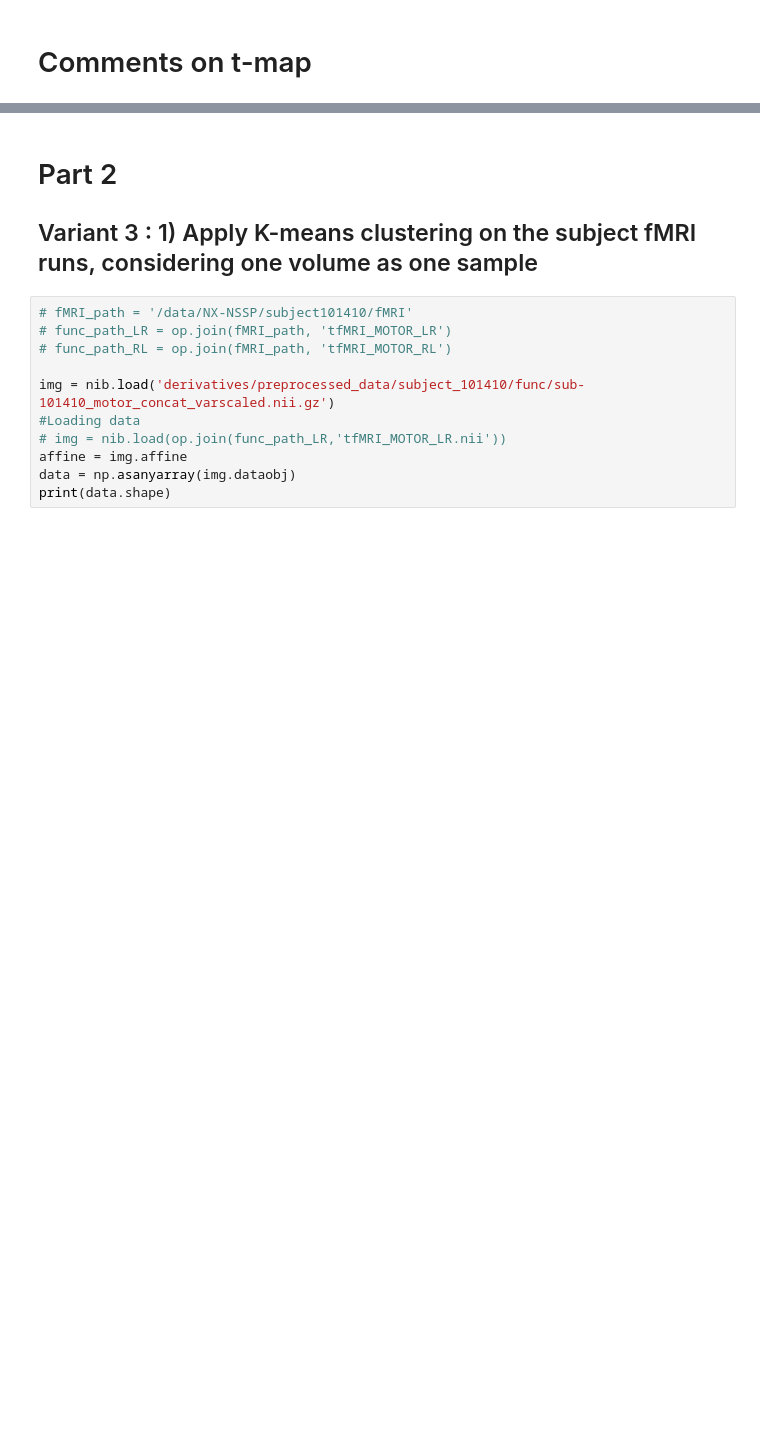
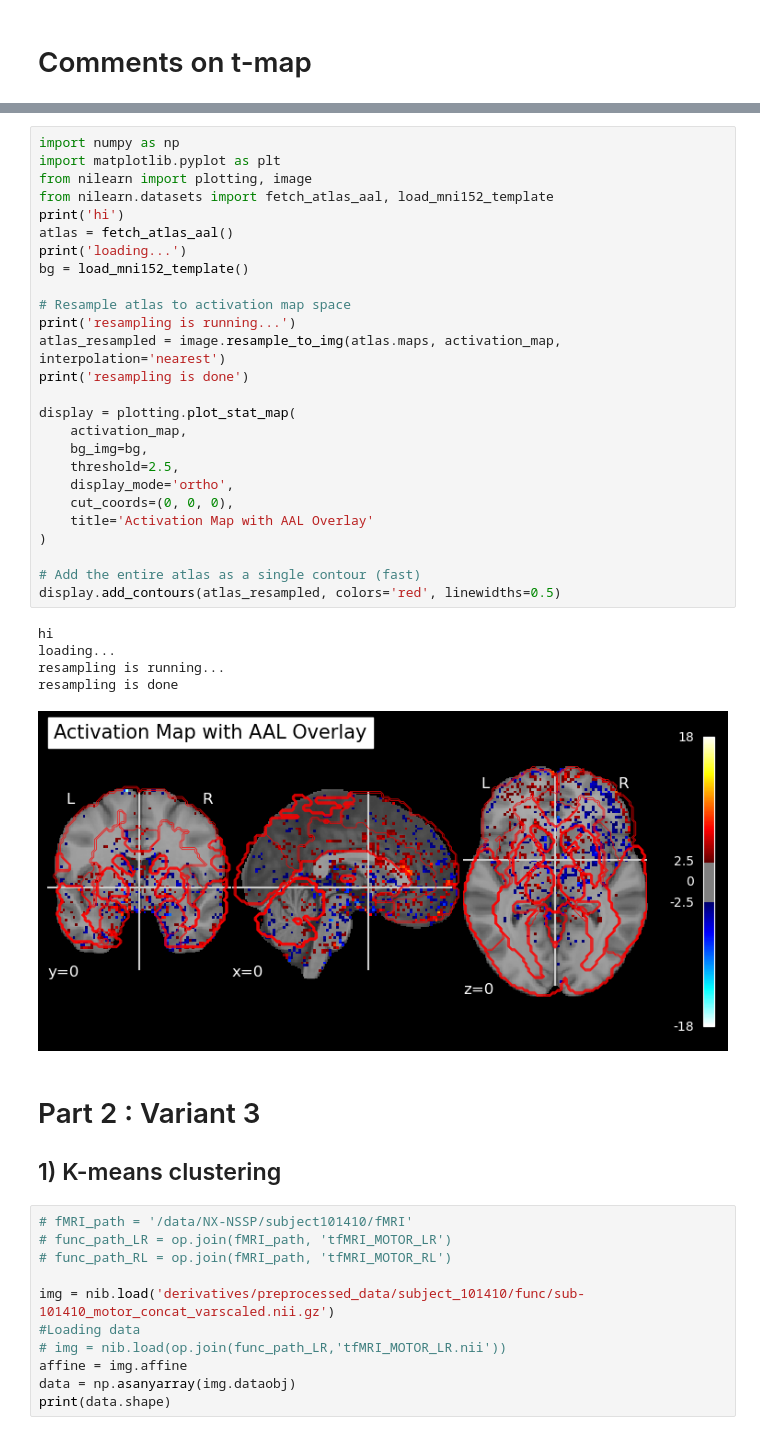
Before and after one commit to zoeepfl/NX-NSSP, a Jupyter notebook: Mini_Projet_1.ipynb, the cells around one changed output, grey strips where cells are left out. Cells and saved outputs as stored; diff of their text form; blank space fills up the shorter version.

```diff
--- a/Mini_Projet_1.ipynb
+++ b/Mini_Projet_1.ipynb
@@ -531,6 +527,38 @@ plotting.plot_roi(
+# %%
+import numpy as np
+import matplotlib.pyplot as plt
+from nilearn import plotting, image
+from nilearn.datasets import fetch_atlas_aal, load_mni152_template
+print('hi')
+atlas = fetch_atlas_aal()
+print('loading...')
+bg = load_mni152_template()
+
+# Resample atlas to activation map space
+print('resampling is running...')
+atlas_resampled = image.resample_to_img(atlas.maps, activation_map, interpolation='nearest')
+print('resampling is done')
+
+display = plotting.plot_stat_map(
+    activation_map,
+    bg_img=bg,
+    threshold=2.5,
+    display_mode='ortho',
+    cut_coords=(0, 0, 0),
+    title='Activation Map with AAL Overlay'
+)
+
+# Add the entire atlas as a single contour (fast)
+display.add_contours(atlas_resampled, colors='red', linewidths=0.5)
+# %% [output]
+hi
+loading...
+resampling is running...
+resampling is done
+[figure, added]
 # %% [markdown]
-# Part 2
-## Variant 3 : 1) Apply K-means clustering on the subject fMRI runs, considering one volume as one sample
+# Part 2 : Variant 3
+## 1) K-means clustering
 # %%
 # fMRI_path = '/data/NX-NSSP/subject101410/fMRI'
 # func_path_LR = op.join(fMRI_path, 'tfMRI_MOTOR_LR')
```
Also changed, not shown: parts of 37 cells of this notebook.
